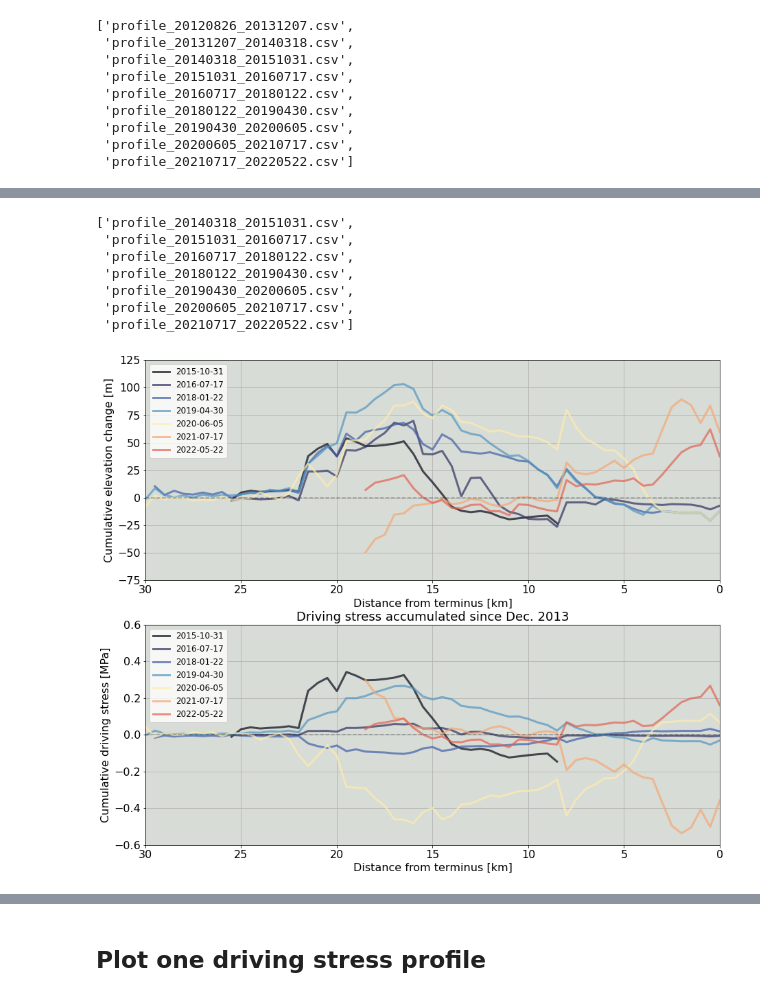
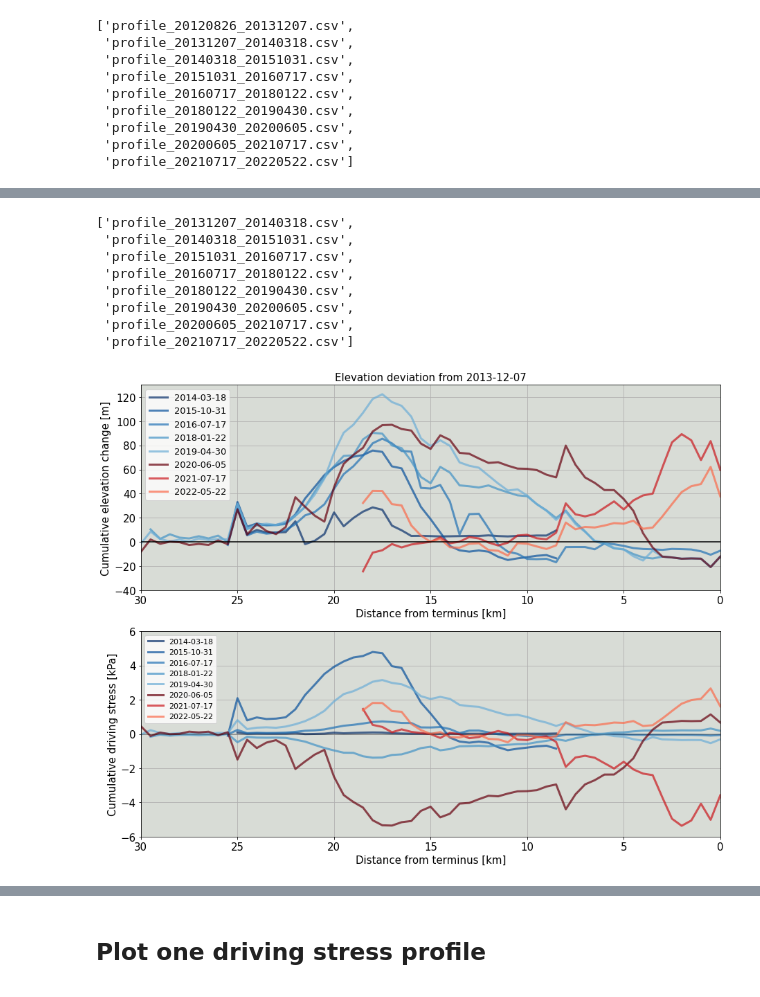
Before and after one commit to jukesliu/TG-surge, a Jupyter notebook: centerline_elevation_processing.ipynb, the cells around one changed output, grey strips where cells are left out. Saved outputs shown, nothing was run; the diff lists cells and outputs as text; code cells hidden in the pictures.

```diff
--- a/centerline_elevation_processing.ipynb
+++ b/centerline_elevation_processing.ipynb
@@ -270,3 +253,14 @@ diff_df
 diff_df.to_csv(dem_outpath+'differenced/profile_20160717_20180122.csv')
 # %% [markdown]
 ## Plot centerline elevation profiles
+# %%
+######## Change path to folder with centerline elevation CSVs ###################
+dem_outpath = '/Users/jukesliu/Documents/TURNER/DATA/ICE_THICKNESS/surface/centerline_elevations/'
+filelist = glob.glob(dem_outpath+'centerline_n_250*20*.csv') # change glob search pattern!
+filelist.sort() # centerline elevation files
+################################################################################
+# ref_elev_file = filelist[9]
+ref_elev_file = filelist[1]
+print(ref_elev_file)
+ref_elev = pd.read_csv(ref_elev_file)
+ref_elev
@@ -345,8 +367,8 @@ dem_outpath = '/Users/jukesliu/Documents/TURNER/DATA/ICE_THICKNESS/surface/cente
 outfigpath = '/Users/jukesliu/Documents/TURNER/DATA/figures/'
 filelist = os.listdir(dem_outpath); filelist.sort()
 # spatial extent for calculation of surface slope [km from terminus]:
-EXTENT_START = 22
-EXTENT_END = 30
+EXTENT_START = 0
+EXTENT_END = 7
 ###################
 
 # plot fontsize and colors
@@ -458,5 +555,5 @@ ss_td_df
 # %%
-dem_diff_path = '/Users/jukesliu/Documents/TURNER/DATA/ICE_THICKNESS/surface/final-DEMs/differenced_DEMs/upper_glacier/'
+dem_diff_path = '/Users/jukesliu/Documents/TURNER/DATA/ICE_THICKNESS/surface/centerline_elevations/differenced/'
 
 # grab differenced DEM info:
 ds1s = []; ds2s = []; fnames = []
@@ -672,10 +741,11 @@ filenames
 # %%
 # quisecence only:
 # filenames = filenames[:-1]
-filenames = filenames[2:]
+filenames = filenames[1:]
 filenames
 # %% [output]
-['profile_20140318_20151031.csv',
+['profile_20131207_20140318.csv',
+ 'profile_20140318_20151031.csv',
  'profile_20151031_20160717.csv',
  'profile_20160717_20180122.csv',
  'profile_20180122_20190430.csv',
@@ -683,31 +753,33 @@ filenames
  'profile_20200605_20210717.csv',
  'profile_20210717_20220522.csv']
 # %%
-fig, (ax, ax2) = plt.subplots(2,1,figsize=(15,13))
-fs = 16
+fig, (ax, ax2) = plt.subplots(2,1,figsize=(15,12))
+fs = 15
 alpha = 0.7
 lw = 3
 # background_col='xkcd:pale grey'
 background_col='xkcd:light grey'
-colors_cold = cmocean.cm.ice(np.linspace(0,1,6))
-colors_warm = cmocean.cm.matter(np.linspace(0,1,6))
+# colors_cold = cmocean.cm.ice(np.linspace(0,1,6))
+# colors_warm = cmocean.cm.matter(np.linspace(0,1,6))
+colors_warm = plt.cm.Reds_r(np.linspace(0,1,5))
+colors_cold = plt.cm.Blues_r(np.linspace(0,1,9))
 ax.set_xlim(30,0)
 
 ax.tick_params(axis='both', which='major', labelsize=fs)
-ax.set_ylim([-75,125])
+ax.set_ylim([-40,130])
 ax.set_ylabel('Cumulative elevation change [m]', fontsize=fs)
 ax.set_xlabel('Distance from terminus [km]', fontsize=fs)
 
 ax2.set_xlim(30,0)
-ax2.set_ylim(-0.6,0.6)
+ax2.set_ylim(-6,6)
 ax2.tick_params(axis='both', which='major', labelsize=fs)
 ax2.set_xlabel('Distance from terminus [km]', fontsize=fs)
-ax2.set_ylabel('Cumulative driving stress [MPa]', fontsize=fs)
+ax2.set_ylabel('Cumulative driving stress [kPa]', fontsize=fs)
 
 ax.grid(); ax2.grid()
 ax.set_facecolor(background_col); ax2.set_facecolor(background_col)
 # ax.set_title('Elevation accumulated since Dec. 2013',fontsize=fs+2)
-ax2.set_title('Driving stress accumulated since Dec. 2013',fontsize=fs+2)
+# ax2.set_title('Driving stress accumulated since Dec. 2013',fontsize=fs+2)
 
 legends = []
 a = 0
@@ -734,39 +806,40 @@ for filename in filenames:
     else:
         elev_diff = np.array(df.mean_elev_diff)
         if not (ds2.startswith('2021') or ds2.startswith('2022')):
             elev_diff[np.isnan(elev_diff)] = 0
         cumulative_elev_diff = cumulative_elev_diff + elev_diff
     max_driving_stress = np.nanmax(elev_diff*9.81*917);
     max_increase_driving_stress.append(max_driving_stress); ds1s.append(ds1); ds2s.append(ds2)
     nan_cumulative_elev = cumulative_elev_diff.copy() # copy the cumulative_elev_diff
     nan_cumulative_elev[cumulative_elev_diff == 0] = np.NaN
 #     ax.plot(df.dist_m/1000, cumulative_elev_diff, 'o-', color=colors[a])
 
     if ds2.startswith('202'): # surge
         ax.plot(df.dist_m/1000, nan_cumulative_elev, '-', color=colors_warm[a], linewidth=lw, alpha=alpha) #
-        ax2.plot(df.dist_m/1000, nan_cumulative_elev*9.81*917*slope_change/10000, '-', linewidth=lw, color=colors_warm[a],alpha=alpha)
+        ax2.plot(df.dist_m/1000, nan_cumulative_elev*9.81*917*slope_change/1000, '-', linewidth=lw, color=colors_warm[a],alpha=alpha)
         a += 1
     elif ds1.startswith('2012'): # end of the last surge
         ax.plot(df.dist_m/1000, nan_cumulative_elev, '-', color='white') # # Elevation
     else:
         ax.plot(df.dist_m/1000, nan_cumulative_elev, '-', color=colors_cold[b], linewidth=lw, alpha=alpha)
-        ax2.plot(df.dist_m/1000, nan_cumulative_elev*9.81*917*slope_change/10000, '-', linewidth=lw, color=colors_cold[b],alpha=alpha)
+        ax2.plot(df.dist_m/1000, nan_cumulative_elev*9.81*917*slope_change/1000, '-', linewidth=lw, color=colors_cold[b],alpha=alpha)
         b += 1
     c += 1
-    ax.legend(legends, loc='upper left', ncol=1, fontsize=fs-4)
+    ax.legend(legends, loc='upper left', ncol=1, fontsize=fs-2)
     ax2.legend(legends, loc='upper left', ncol=1, fontsize=fs-4)
 
 
     new_df = pd.DataFrame(list(zip(df.dist_m, nan_cumulative_elev)), columns=['dist_m','cumulative_elev_diff'])
 #     new_df.to_csv(dem_outpath+'differenced/'+filename[:-4]+'_cumulative.csv')
 
 #     plt.savefig(dem_outpath+'figures/cumulative_dh_dstress_'+ds2+'.png', dpi=200)
-ax.plot([30,0],[0,0], 'k--', alpha=0.3)
-ax2.plot([30,0],[0,0], 'k--',alpha=0.3)
+ax.plot([30,0],[0,0], 'k-')
+ax2.plot([30,0],[0,0], 'k-',alpha=0.3)
+ax.set_title('Elevation deviation from 2013-12-07', fontsize=fs)
 # fig.savefig(dem_outpath+'figures/cumulative_driving_stress_quiescence_wslope.png', dpi=200)
 plt.show()
 # %% [output]
-[figure, old version]
+[figure, new version]
 # %%
 fig, (ax, ax2) = plt.subplots(2,1,figsize=(10,13))
 fs = 16
```
Also changed, not shown: parts of 26 cells of this notebook, 8 other files.
